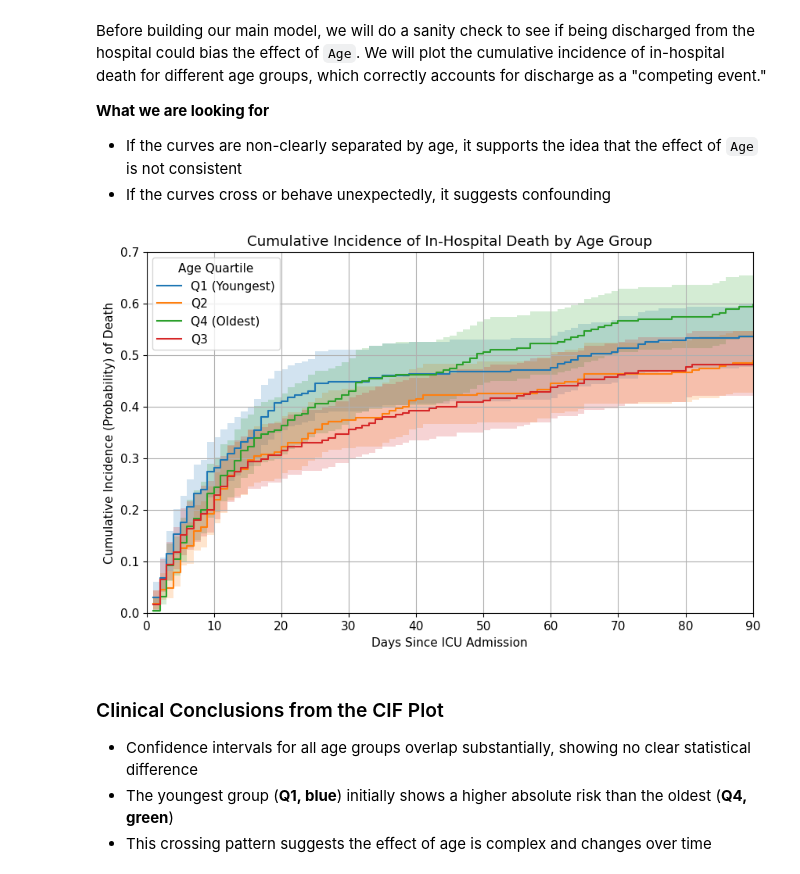
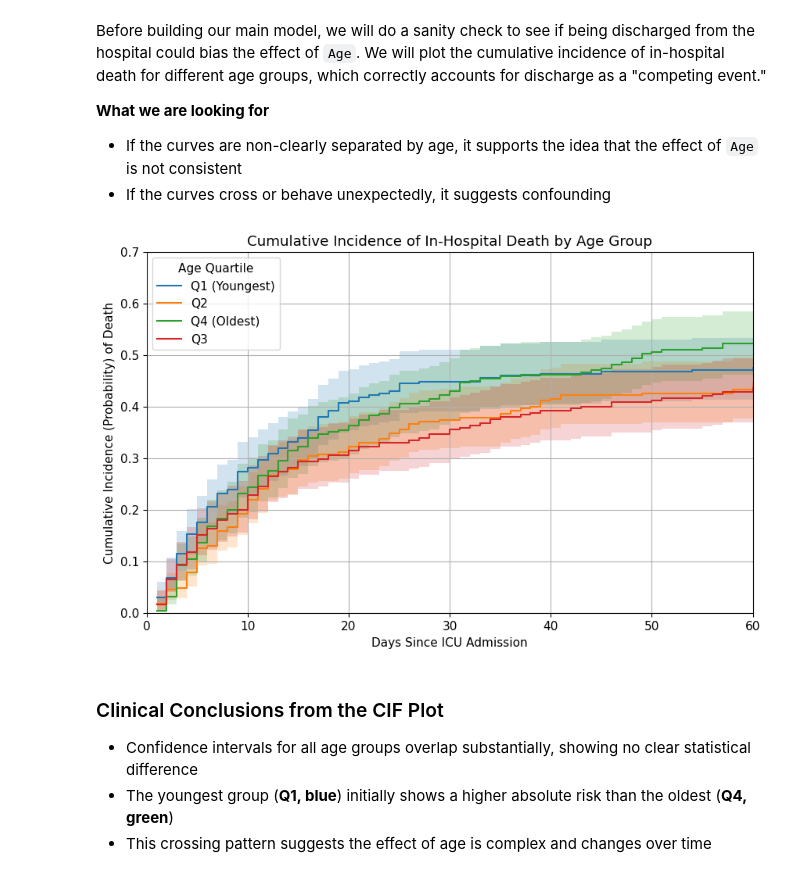
Before and after one commit to IE-ML-for-Healthcare/ICU_Survival_analysis, a Jupyter notebook: 02_ICU_Survival_analysis_CPH.ipynb, the cells around one changed output. Cells and saved outputs as stored; diff of their text form; code cells hidden in the pictures.

```diff
--- a/02_ICU_Survival_analysis_CPH.ipynb
+++ b/02_ICU_Survival_analysis_CPH.ipynb
@@ -491,35 +493,35 @@ try:
     age_band = pd.qcut(age_series, q=4, labels=["Q1 (Youngest)", "Q2", "Q3", "Q4 (Oldest)"])
 except Exception:
     edges = [age_series.min(), 50, 70, 85, age_series.max()]
     age_band = pd.cut(age_series, bins=edges, include_lowest=True)
 
 # --- 2. Calculate and Plot the Cumulative Incidence ---
 fig, ax = plt.subplots(figsize=(10, 6))
 
 for label in age_band.unique():
     idx = (age_band == label)
 
     # Estimate CIF with pointwise confidence intervals
     time_points, cif, conf_int = cumulative_incidence_competing_risks(
         event=event_type_train[idx],
         time_exit=time_train[idx],
         conf_type="log-log"
     )
 
     # With our coding, the first row (index 0) of the output is for event 1 (death)
     ax.step(time_points, cif[0], where="post", label=label)
     ax.fill_between(time_points, conf_int[0, 0], conf_int[0, 1], step="post", alpha=0.2)
 
 ax.set_title("Cumulative Incidence of In-Hospital Death by Age Group")
 ax.set_xlabel("Days Since ICU Admission")
 ax.set_ylabel("Cumulative Incidence (Probability) of Death")
-ax.set_xlim(0, 90)
+ax.set_xlim(0, 60)
 ax.set_ylim(0, 0.7)
 ax.legend(title="Age Quartile")
 ax.grid(True)
 plt.show()
 # %% [output]
-[figure, old version]
+[figure, new version]
 # %% [markdown]
 ### Clinical Conclusions from the CIF Plot
 
```
Also changed, not shown: parts of 17 cells of this notebook.
